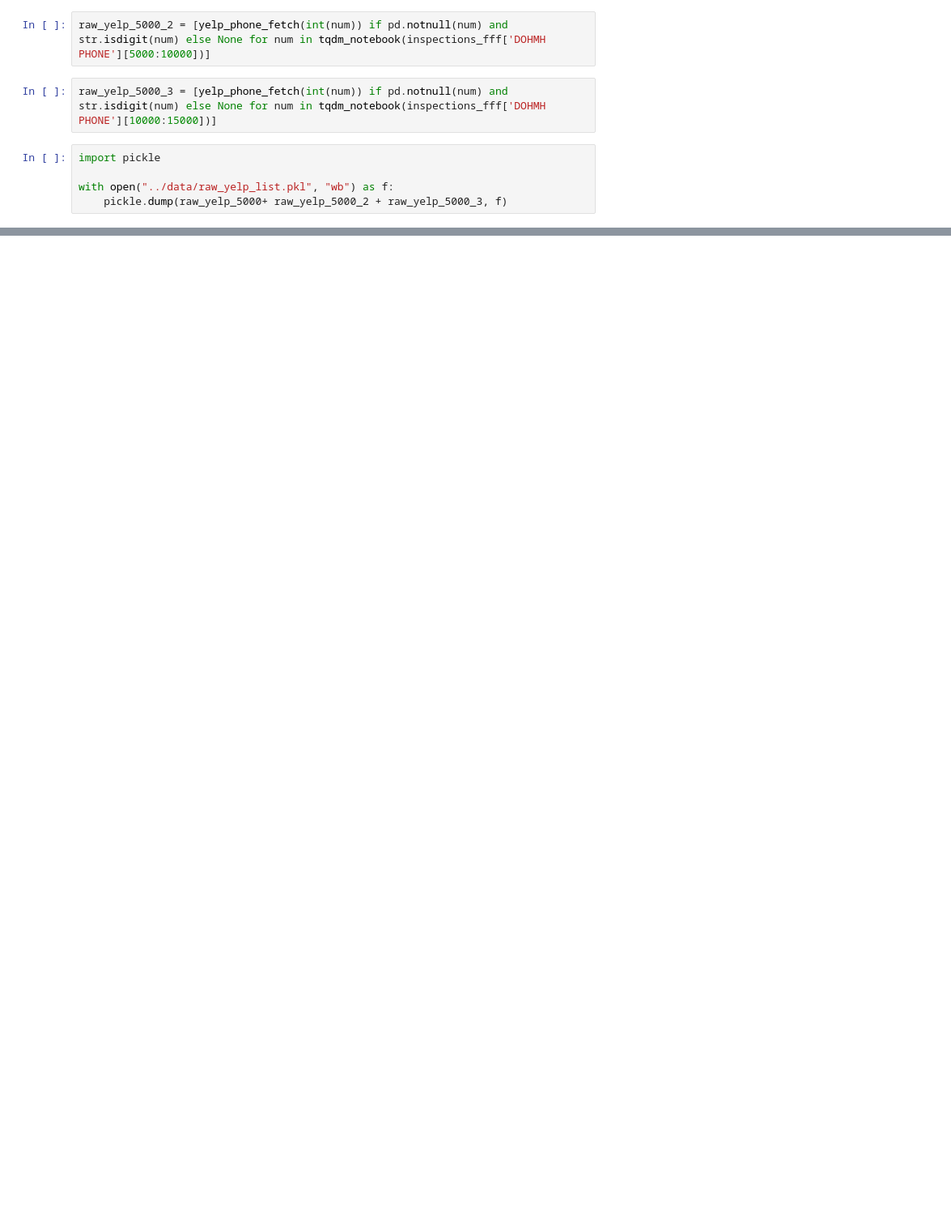
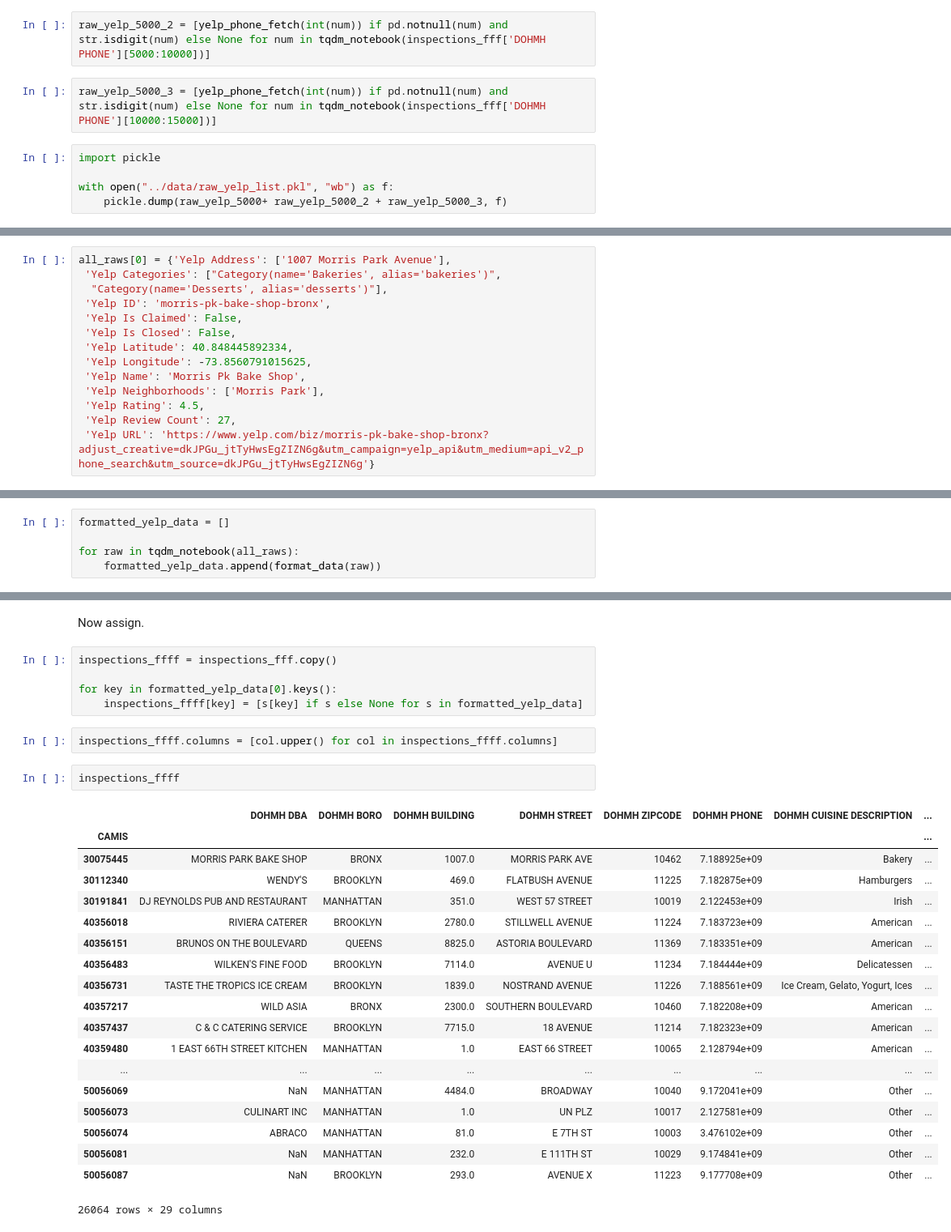
Before and after one commit to ResidentMario/nyc-restaurant-trends, a Jupyter notebook: notebooks/03—Dataset Synethesis.ipynb, the cells around one changed output, grey strips where cells are left out. Shown at 81% size. Drawn from its saved outputs; the diff is of its cells as text; blank space fills up the shorter version.

```diff
--- a/notebooks/03—Dataset Synethesis.ipynb
+++ b/notebooks/03—Dataset Synethesis.ipynb
@@ -257,0 +295,14 @@ raw_yelp_5000_6 = [yelp_phone_fetch(int(num)) if pd.notnull(num) and str.isdigit
+# %%
+all_raws[0] = {'Yelp Address': ['1007 Morris Park Avenue'],
+ 'Yelp Categories': ["Category(name='Bakeries', alias='bakeries')",
+  "Category(name='Desserts', alias='desserts')"],
+ 'Yelp ID': 'morris-pk-bake-shop-bronx',
+ 'Yelp Is Claimed': False,
+ 'Yelp Is Closed': False,
+ 'Yelp Latitude': 40.848445892334,
+ 'Yelp Longitude': -73.8560791015625,
+ 'Yelp Name': 'Morris Pk Bake Shop',
+ 'Yelp Neighborhoods': ['Morris Park'],
+ 'Yelp Rating': 4.5,
+ 'Yelp Review Count': 27,
+ 'Yelp URL': 'https://www.yelp.com/biz/morris-pk-bake-shop-bronx?adjust_creative=dkJPGu_jtTyHwsEgZIZN6g&utm_campaign=yelp_api&utm_medium=api_v2_phone_search&utm_source=dkJPGu_jtTyHwsEgZIZN6g'}
@@ -257,0 +358,5 @@ raw_yelp_5000_6 = [yelp_phone_fetch(int(num)) if pd.notnull(num) and str.isdigit
+# %%
+formatted_yelp_data = []
+
+for raw in tqdm_notebook(all_raws):
+    formatted_yelp_data.append(format_data(raw))
@@ -258 +387,32 @@ raw_yelp_5000_6 = [yelp_phone_fetch(int(num)) if pd.notnull(num) and str.isdigit
+# %% [markdown]
+Now assign.
+# %%
+inspections_ffff = inspections_fff.copy()
+
+for key in formatted_yelp_data[0].keys():
+    inspections_ffff[key] = [s[key] if s else None for s in formatted_yelp_data]
+# %%
+inspections_ffff.columns = [col.upper() for col in inspections_ffff.columns]
+# %%
+inspections_ffff
+# %% [output]
+|  | DOHMH DBA | DOHMH BORO | DOHMH BUILDING | DOHMH STREET | DOHMH ZIPCODE | DOHMH PHONE | DOHMH CUISINE DESCRIPTION | ... |
+| CAMIS |  |  |  |  |  |  |  | ... |
+| 30075445 | MORRIS PARK BAKE SHOP | BRONX | 1007.0 | MORRIS PARK AVE | 10462 | 7.188925e+09 | Bakery | ... |
+| 30112340 | WENDY'S | BROOKLYN | 469.0 | FLATBUSH AVENUE | 11225 | 7.182875e+09 | Hamburgers | ... |
+| 30191841 | DJ REYNOLDS PUB AND RESTAURANT | MANHATTAN | 351.0 | WEST 57 STREET | 10019 | 2.122453e+09 | Irish | ... |
+| 40356018 | RIVIERA CATERER | BROOKLYN | 2780.0 | STILLWELL AVENUE | 11224 | 7.183723e+09 | American | ... |
+| 40356151 | BRUNOS ON THE BOULEVARD | QUEENS | 8825.0 | ASTORIA BOULEVARD | 11369 | 7.183351e+09 | American | ... |
+| 40356483 | WILKEN'S FINE FOOD | BROOKLYN | 7114.0 | AVENUE U | 11234 | 7.184444e+09 | Delicatessen | ... |
+| 40356731 | TASTE THE TROPICS ICE CREAM | BROOKLYN | 1839.0 | NOSTRAND AVENUE | 11226 | 7.188561e+09 | Ice Cream, Gelato, Yogurt, Ices | ... |
+| 40357217 | WILD ASIA | BRONX | 2300.0 | SOUTHERN BOULEVARD | 10460 | 7.182208e+09 | American | ... |
+| 40357437 | C & C CATERING SERVICE | BROOKLYN | 7715.0 | 18 AVENUE | 11214 | 7.182323e+09 | American | ... |
+| 40359480 | 1 EAST 66TH STREET KITCHEN | MANHATTAN | 1.0 | EAST 66 STREET | 10065 | 2.128794e+09 | American | ... |
+| ... | ... | ... | ... | ... | ... | ... | ... | ... |
+| 50056069 | NaN | MANHATTAN | 4484.0 | BROADWAY | 10040 | 9.172041e+09 | Other | ... |
+| 50056073 | CULINART INC | MANHATTAN | 1.0 | UN PLZ | 10017 | 2.127581e+09 | Other | ... |
+| 50056074 | ABRACO | MANHATTAN | 81.0 | E 7TH ST | 10003 | 3.476102e+09 | Other | ... |
+| 50056081 | NaN | MANHATTAN | 232.0 | E 111TH ST | 10029 | 9.174841e+09 | Other | ... |
+| 50056087 | NaN | BROOKLYN | 293.0 | AVENUE X | 11223 | 9.177708e+09 | Other | ... |
+26064 rows × 29 columns
 # %%
```
Also changed, not shown: parts of 23 cells of this notebook, 3 other files.
